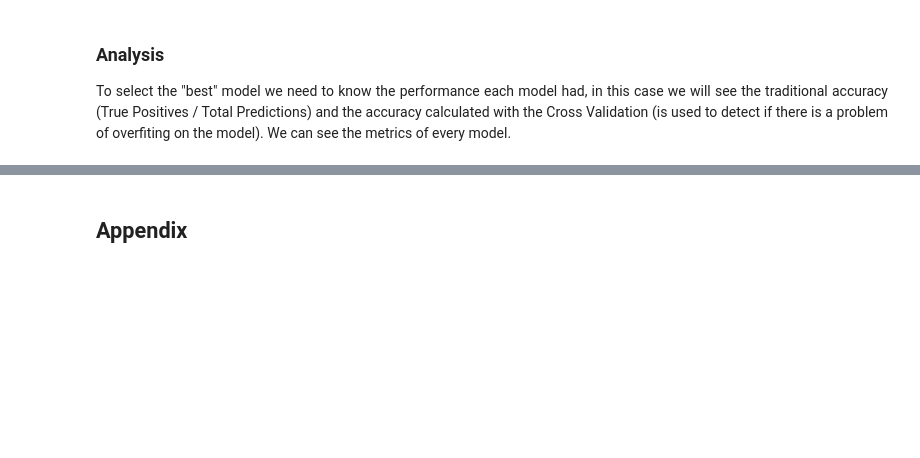
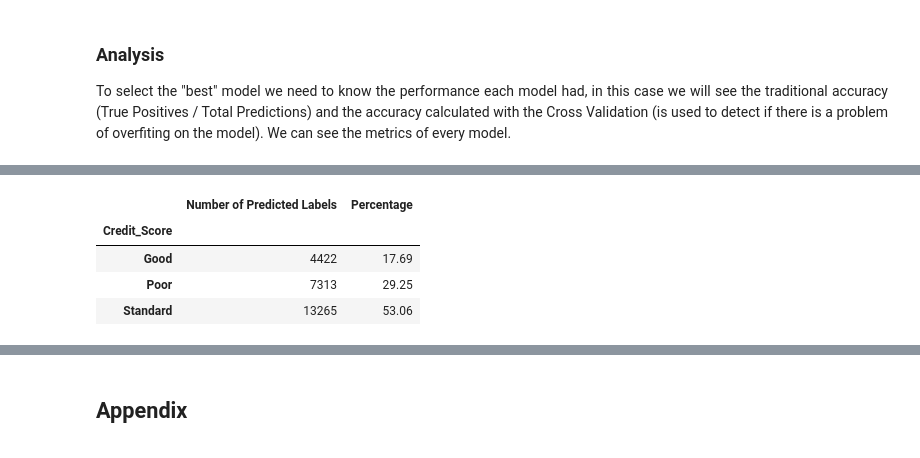
Before and after one commit to EmilianoMena01/Project2_ClassifierModel, a Jupyter notebook: project.ipynb, the cells around one changed output, grey strips where cells are left out. Cells and saved outputs as stored; diff of their text form; code cells hidden in the pictures; blank space fills up the shorter version.

```diff
--- a/project.ipynb
+++ b/project.ipynb
@@ -210,0 +201,8 @@ m.test.head(10)[['Customer_ID','Credit_Score']]
+# %%
+m.validation_results
+# %% [output]
+|  | Number of Predicted Labels | Percentage |
+| Credit_Score |  |  |
+| Good | 4422 | 17.69 |
+| Poor | 7313 | 29.25 |
+| Standard | 13265 | 53.06 |
```
Also changed, not shown: parts of 18 cells of this notebook, 12 other files.
